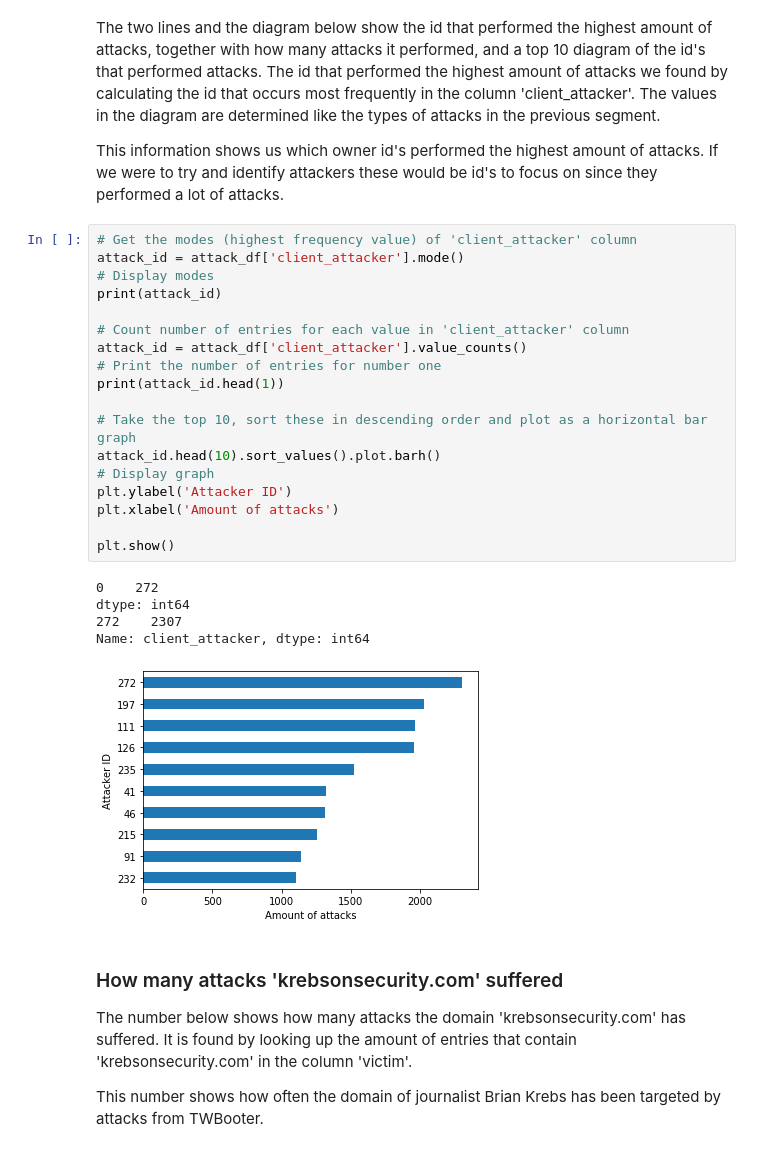
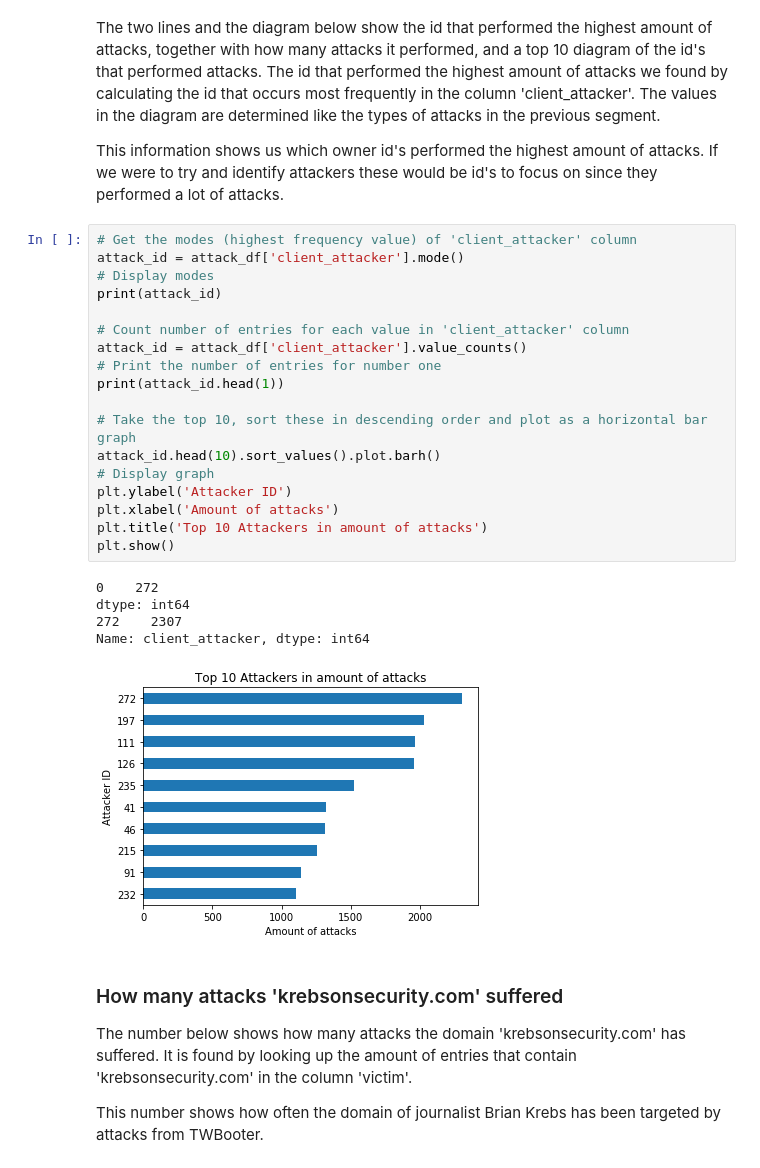
Before and after one commit to NijeboerFrank/jupyter-assignment-3, a Jupyter notebook: assignment2.ipynb, the cells around one changed output. Saved outputs shown, nothing was run; the diff lists cells and outputs as text.

```diff
--- a/assignment2.ipynb
+++ b/assignment2.ipynb
@@ -136,27 +150,27 @@ This information shows us which owner id's performed the highest amount of attac
 # %%
 # Get the modes (highest frequency value) of 'client_attacker' column
 attack_id = attack_df['client_attacker'].mode()
 # Display modes
 print(attack_id)
 
 # Count number of entries for each value in 'client_attacker' column
 attack_id = attack_df['client_attacker'].value_counts()
 # Print the number of entries for number one
 print(attack_id.head(1))
 
 # Take the top 10, sort these in descending order and plot as a horizontal bar graph
 attack_id.head(10).sort_values().plot.barh()
 # Display graph
 plt.ylabel('Attacker ID')
 plt.xlabel('Amount of attacks')
-
+plt.title('Top 10 Attackers in amount of attacks')
 plt.show()
 # %% [output]
 0    272
 dtype: int64
 272    2307
 Name: client_attacker, dtype: int64
-[figure, old version]
+[figure, new version]
 # %% [markdown]
 ### How many attacks 'krebsonsecurity.com' suffered
 The number below shows how many attacks the domain 'krebsonsecurity.com' has suffered. It is found by looking up the amount of entries that contain 'krebsonsecurity.com' in the column 'victim'.
```
Also changed, not shown: parts of 5 cells of this notebook.
